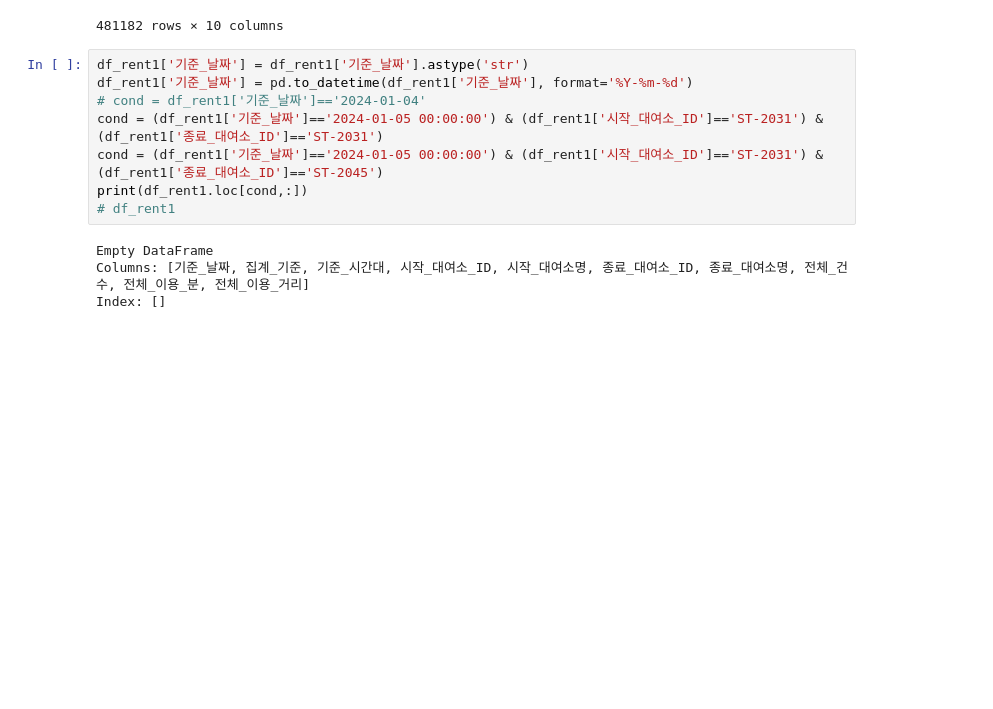
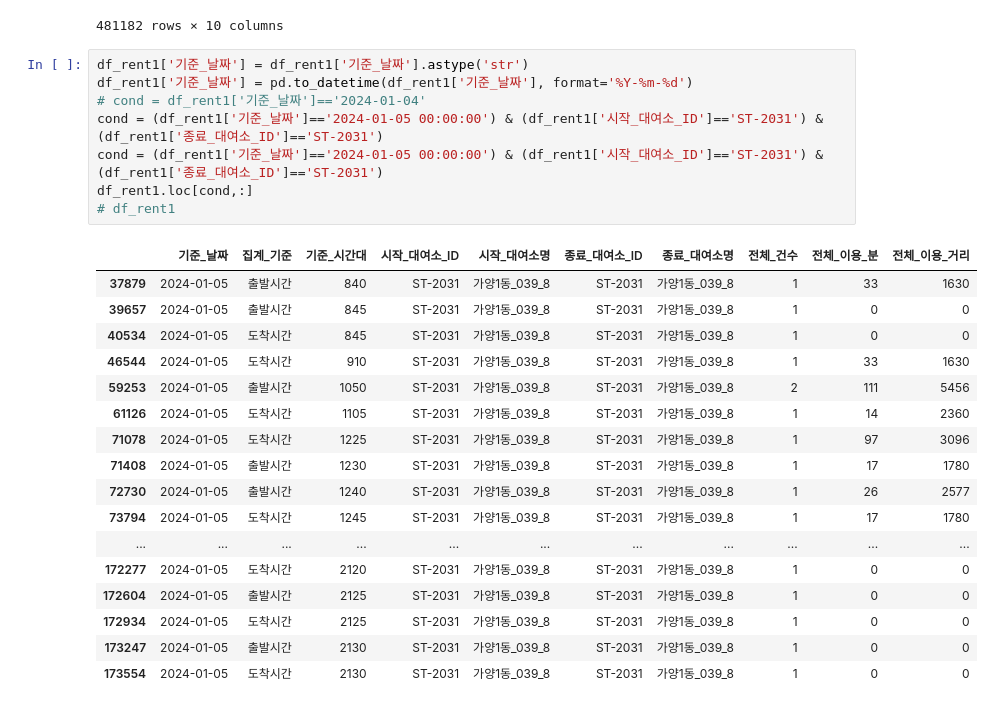
Before and after one commit to HongJeongHwan/KDT_project1_mini, a Jupyter notebook: mini_test.ipynb, the cells around one changed output. Cells and saved outputs as stored; diff of their text form; blank space fills up the shorter version.

```diff
--- a/mini_test.ipynb
+++ b/mini_test.ipynb
@@ -132,12 +132,26 @@ df_rent1
 # %%
 df_rent1['기준_날짜'] = df_rent1['기준_날짜'].astype('str')
 df_rent1['기준_날짜'] = pd.to_datetime(df_rent1['기준_날짜'], format='%Y-%m-%d')
 # cond = df_rent1['기준_날짜']=='2024-01-04'
 cond = (df_rent1['기준_날짜']=='2024-01-05 00:00:00') & (df_rent1['시작_대여소_ID']=='ST-2031') & (df_rent1['종료_대여소_ID']=='ST-2031')
-cond = (df_rent1['기준_날짜']=='2024-01-05 00:00:00') & (df_rent1['시작_대여소_ID']=='ST-2031') & (df_rent1['종료_대여소_ID']=='ST-2045')
-print(df_rent1.loc[cond,:])
+cond = (df_rent1['기준_날짜']=='2024-01-05 00:00:00') & (df_rent1['시작_대여소_ID']=='ST-2031') & (df_rent1['종료_대여소_ID']=='ST-2031')
+df_rent1.loc[cond,:]
 # df_rent1
 # %% [output]
-Empty DataFrame
-Columns: [기준_날짜, 집계_기준, 기준_시간대, 시작_대여소_ID, 시작_대여소명, 종료_대여소_ID, 종료_대여소명, 전체_건수, 전체_이용_분, 전체_이용_거리]
-Index: []
+|  | 기준_날짜 | 집계_기준 | 기준_시간대 | 시작_대여소_ID | 시작_대여소명 | 종료_대여소_ID | 종료_대여소명 | 전체_건수 | 전체_이용_분 | 전체_이용_거리 |
+| 37879 | 2024-01-05 | 출발시간 | 840 | ST-2031 | 가양1동_039_8 | ST-2031 | 가양1동_039_8 | 1 | 33 | 1630 |
+| 39657 | 2024-01-05 | 출발시간 | 845 | ST-2031 | 가양1동_039_8 | ST-2031 | 가양1동_039_8 | 1 | 0 | 0 |
+| 40534 | 2024-01-05 | 도착시간 | 845 | ST-2031 | 가양1동_039_8 | ST-2031 | 가양1동_039_8 | 1 | 0 | 0 |
+| 46544 | 2024-01-05 | 도착시간 | 910 | ST-2031 | 가양1동_039_8 | ST-2031 | 가양1동_039_8 | 1 | 33 | 1630 |
+| 59253 | 2024-01-05 | 출발시간 | 1050 | ST-2031 | 가양1동_039_8 | ST-2031 | 가양1동_039_8 | 2 | 111 | 5456 |
+| 61126 | 2024-01-05 | 도착시간 | 1105 | ST-2031 | 가양1동_039_8 | ST-2031 | 가양1동_039_8 | 1 | 14 | 2360 |
+| 71078 | 2024-01-05 | 도착시간 | 1225 | ST-2031 | 가양1동_039_8 | ST-2031 | 가양1동_039_8 | 1 | 97 | 3096 |
+| 71408 | 2024-01-05 | 출발시간 | 1230 | ST-2031 | 가양1동_039_8 | ST-2031 | 가양1동_039_8 | 1 | 17 | 1780 |
+| 72730 | 2024-01-05 | 출발시간 | 1240 | ST-2031 | 가양1동_039_8 | ST-2031 | 가양1동_039_8 | 1 | 26 | 2577 |
+| 73794 | 2024-01-05 | 도착시간 | 1245 | ST-2031 | 가양1동_039_8 | ST-2031 | 가양1동_039_8 | 1 | 17 | 1780 |
+| ... | ... | ... | ... | ... | ... | ... | ... | ... | ... | ... |
+| 172277 | 2024-01-05 | 도착시간 | 2120 | ST-2031 | 가양1동_039_8 | ST-2031 | 가양1동_039_8 | 1 | 0 | 0 |
+| 172604 | 2024-01-05 | 출발시간 | 2125 | ST-2031 | 가양1동_039_8 | ST-2031 | 가양1동_039_8 | 1 | 0 | 0 |
+| 172934 | 2024-01-05 | 도착시간 | 2125 | ST-2031 | 가양1동_039_8 | ST-2031 | 가양1동_039_8 | 1 | 0 | 0 |
+| 173247 | 2024-01-05 | 출발시간 | 2130 | ST-2031 | 가양1동_039_8 | ST-2031 | 가양1동_039_8 | 1 | 0 | 0 |
+| 173554 | 2024-01-05 | 도착시간 | 2130 | ST-2031 | 가양1동_039_8 | ST-2031 | 가양1동_039_8 | 1 | 0 | 0 |
```
Also changed, not shown: parts of 2 cells of this notebook, 2 other files.
